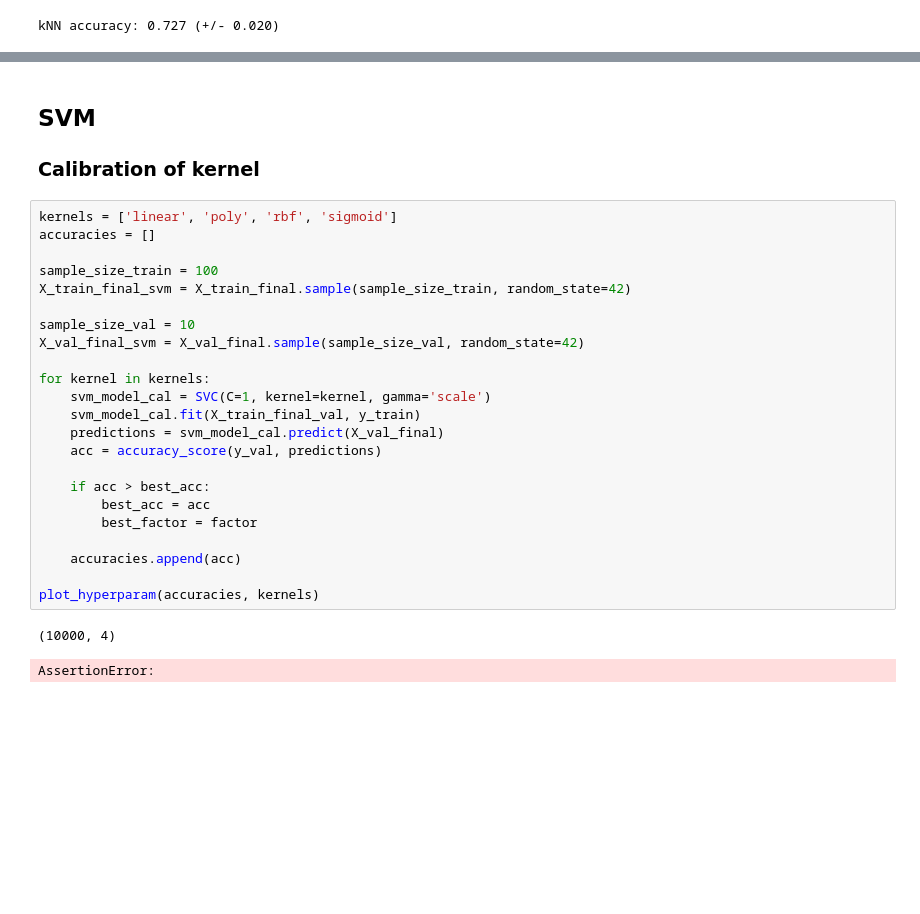
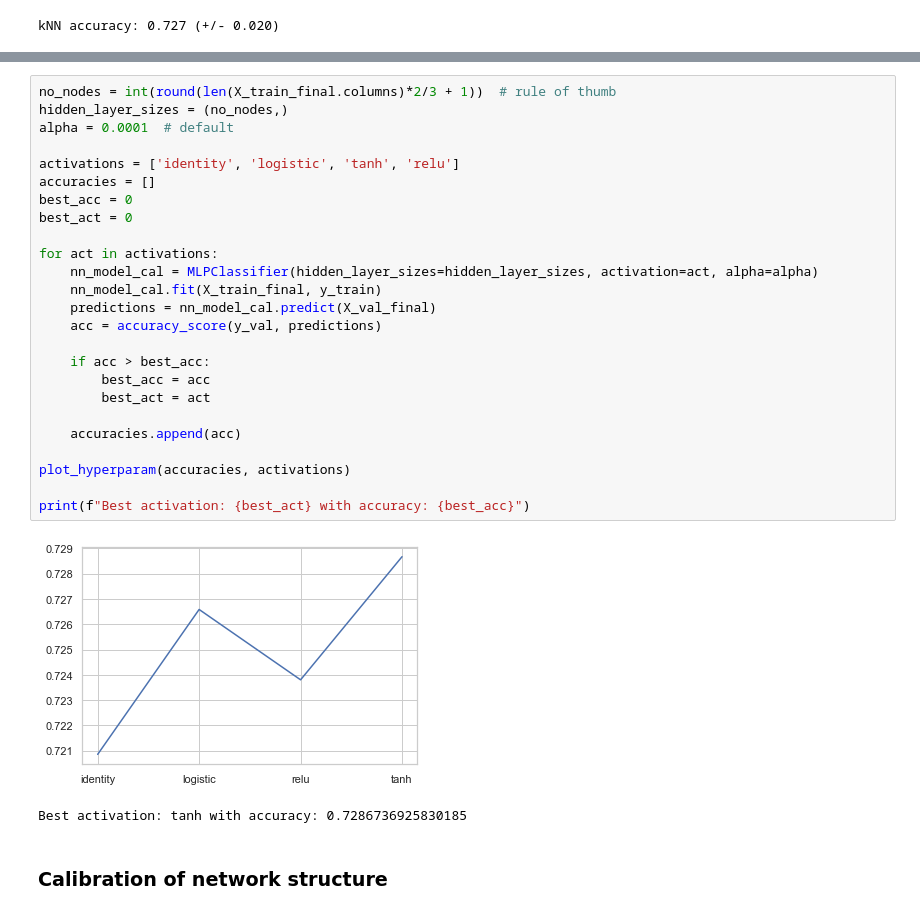
Before and after one commit to jost95/atp-tennis-predictions, a Jupyter notebook: feature_evaluation.ipynb, the cells around one changed output, grey strips where cells are left out. Cells and saved outputs as stored; diff of their text form; blank space fills up the shorter version.

```diff
--- a/feature_evaluation.ipynb
+++ b/feature_evaluation.ipynb
@@ -415,30 +566,30 @@ kNN accuracy: 0.727 (+/- 0.020)
+# %%
+no_nodes = int(round(len(X_train_final.columns)*2/3 + 1))  # rule of thumb
+hidden_layer_sizes = (no_nodes,)
+alpha = 0.0001  # default
+
+activations = ['identity', 'logistic', 'tanh', 'relu']
+accuracies = []
+best_acc = 0
+best_act = 0
+
+for act in activations:
+    nn_model_cal = MLPClassifier(hidden_layer_sizes=hidden_layer_sizes, activation=act, alpha=alpha)
+    nn_model_cal.fit(X_train_final, y_train)
+    predictions = nn_model_cal.predict(X_val_final)
+    acc = accuracy_score(y_val, predictions)
+
+    if acc > best_acc:
+        best_acc = acc
+        best_act = act
+
+    accuracies.append(acc)
+
+plot_hyperparam(accuracies, activations)
+
+print(f"Best activation: {best_act} with accuracy: {best_acc}")
+# %% [output]
+[figure, added]
+Best activation: tanh with accuracy: 0.7286736925830185
 # %% [markdown]
-## SVM
-
-### Calibration of kernel
+### Calibration of network structure
-# %%
-kernels = ['linear', 'poly', 'rbf', 'sigmoid']
-accuracies = []
-
-sample_size_train = 100
-X_train_final_svm = X_train_final.sample(sample_size_train, random_state=42)
-
-sample_size_val = 10
-X_val_final_svm = X_val_final.sample(sample_size_val, random_state=42)
-
-for kernel in kernels:
-    svm_model_cal = SVC(C=1, kernel=kernel, gamma='scale')
-    svm_model_cal.fit(X_train_final_val, y_train)
-    predictions = svm_model_cal.predict(X_val_final)
-    acc = accuracy_score(y_val, predictions)
-
-    if acc > best_acc:
-        best_acc = acc
-        best_factor = factor
-
-    accuracies.append(acc)
-
-plot_hyperparam(accuracies, kernels)
-# %% [output]
-(10000, 4)
-AssertionError:
```
Also changed, not shown: parts of 39 cells of this notebook.
